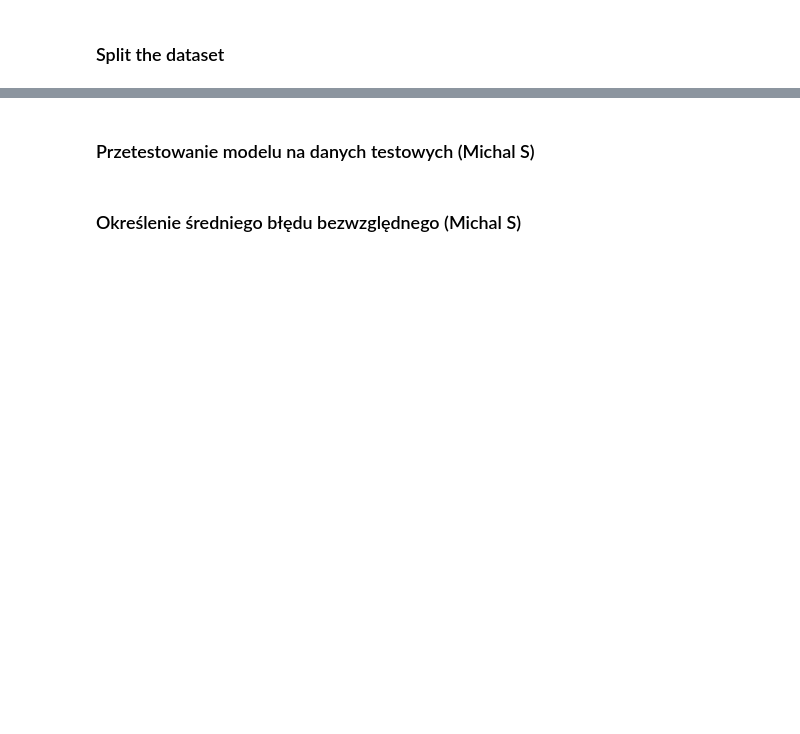
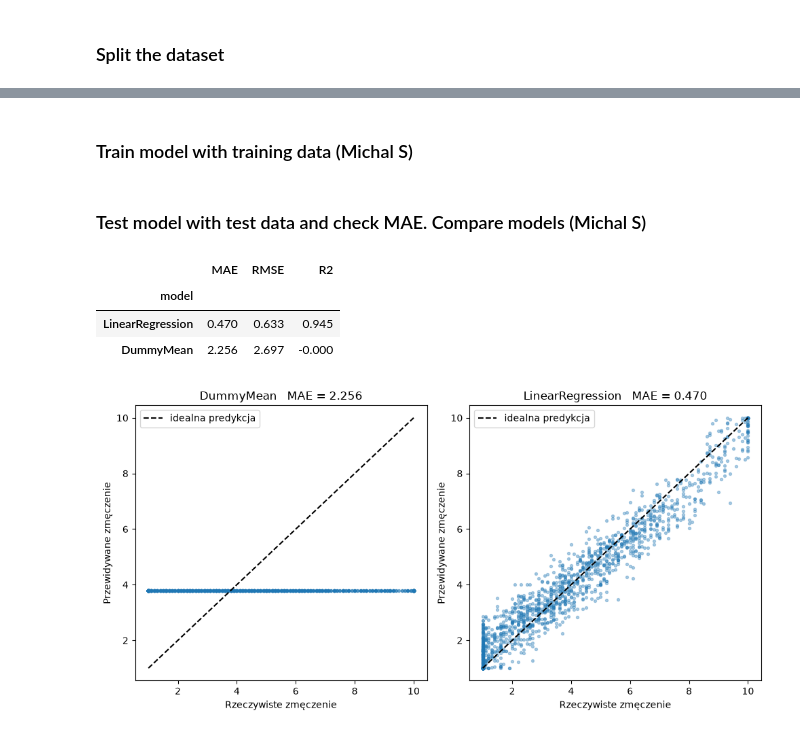
Before and after one commit to Krestal/eepyAI, a Jupyter notebook: eepyAI.ipynb, the cells around one changed output, grey strips where cells are left out. Saved outputs shown, nothing was run; the diff lists cells and outputs as text; code cells hidden in the pictures; blank space fills up the shorter version.

Commit message:
Training the model. Plots

```diff
--- a/eepyAI.ipynb
+++ b/eepyAI.ipynb
@@ -100,4 +104,43 @@ X_train, X_test, y_train, y_test = splitter.split()
-# %% [markdown]
-### Przetestowanie modelu na danych testowych (Michal S)
-# %% [markdown]
-### Określenie średniego błędu bezwzględnego (Michal S)
+# %% [markdown]
+### Train model with training data (Michal S)
+# %%
+modelTrainer=ModelTrainer()
+modelTrainer.train(X_train, y_train)
+# %% [markdown]
+### Test model with test data and check MAE. Compare models (Michal S)
+# %%
+# 1. predykcje wszystkich modeli na zbiorze testowym
+predictions = modelTrainer.predict(X_test)
+
+# 2. metryki dla każdego modelu
+results = []
+for name, y_pred in predictions.items():
+    results.append({
+        "model": name,
+        "MAE":  mean_absolute_error(y_test, y_pred),
+        "RMSE": root_mean_squared_error(y_test, y_pred),
+        "R2":   r2_score(y_test, y_pred),
+    })
+
+results_df = pd.DataFrame(results).set_index("model").sort_values("MAE").round(3)
+results_df
+# %% [output]
+|  | MAE | RMSE | R2 |
+| model |  |  |  |
+| LinearRegression | 0.470 | 0.633 | 0.945 |
+| DummyMean | 2.256 | 2.697 | -0.000 |
+# %%
+fig, axes = plt.subplots(1, len(predictions), figsize=(5 * len(predictions), 5))
+
+for ax, (name, y_pred) in zip(axes, predictions.items()):
+    ax.scatter(y_test, y_pred, s=8, alpha=0.35)
+    ax.plot([1, 10], [1, 10], "k--", label="idealna predykcja")
+    ax.set_title(f"{name}   MAE = {results_df.loc[name, 'MAE']:.3f}")
+    ax.set_xlabel("Rzeczywiste zmęczenie")
+    ax.set_ylabel("Przewidywane zmęczenie")
+    ax.legend()
+
+plt.tight_layout()
+plt.show()
+# %% [output]
+[figure, added]
```
Also changed, not shown: parts of 4 cells of this notebook, 1 other file.
